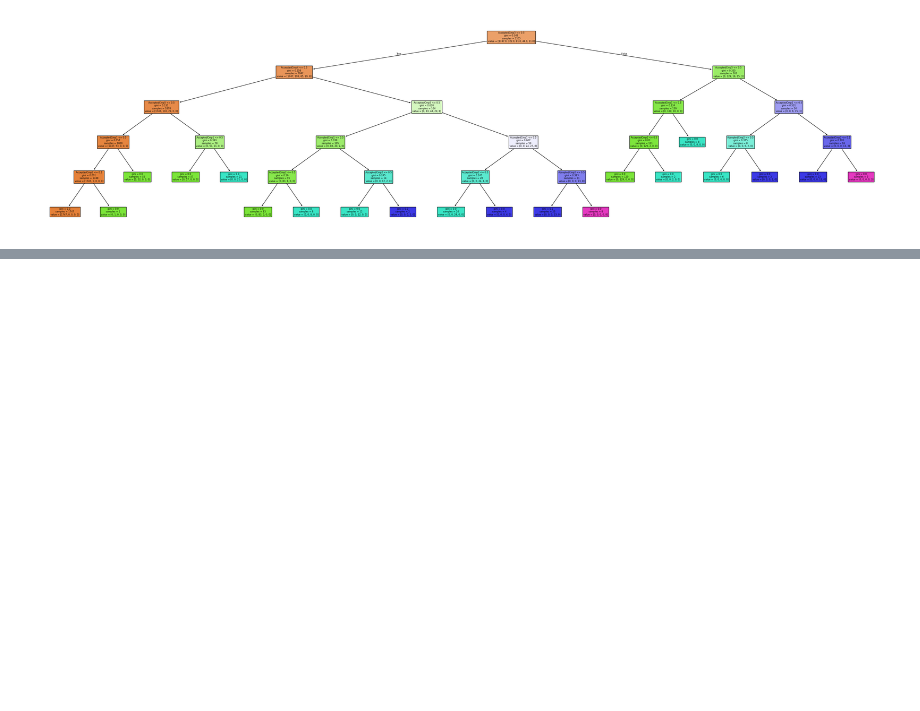
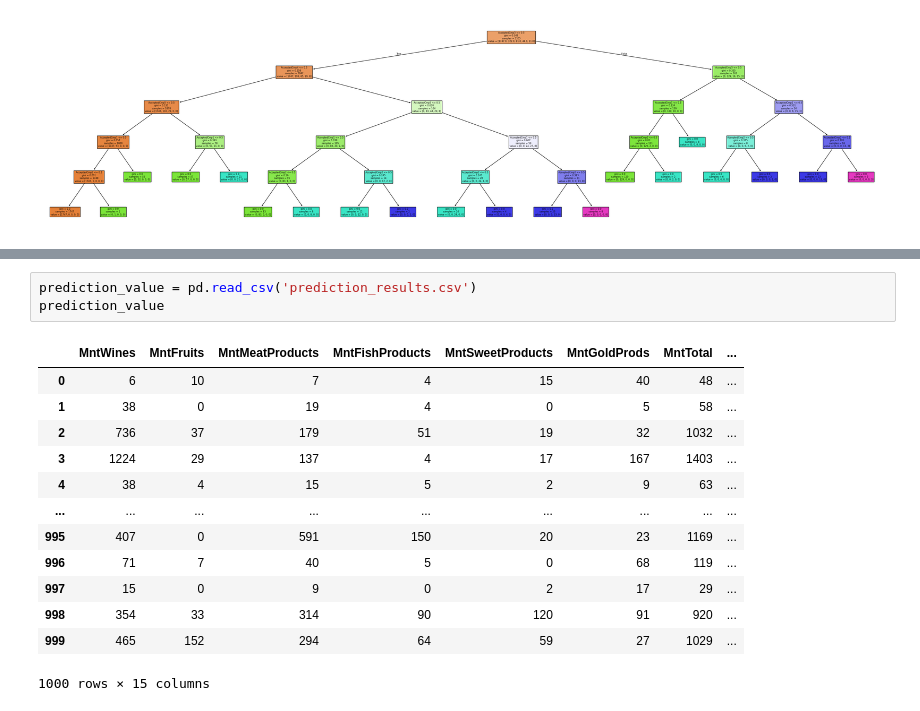
Before and after one commit to kevintao0417/F24_DATA110, a Jupyter notebook: Project/F1/sales_data.ipynb, the cells around one changed output, grey strips where cells are left out. Cells and saved outputs as stored; diff of their text form; blank space fills up the shorter version.

```diff
--- a/Project/F1/sales_data.ipynb
+++ b/Project/F1/sales_data.ipynb
@@ -163,0 +265,17 @@ The correlation analysis reveals that customer spending patterns strongly influe
+# %%
+prediction_value = pd.read_csv('prediction_results.csv')
+prediction_value
+# %% [output]
+|  | MntWines | MntFruits | MntMeatProducts | MntFishProducts | MntSweetProducts | MntGoldProds | MntTotal | ... |
+| 0 | 6 | 10 | 7 | 4 | 15 | 40 | 48 | ... |
+| 1 | 38 | 0 | 19 | 4 | 0 | 5 | 58 | ... |
+| 2 | 736 | 37 | 179 | 51 | 19 | 32 | 1032 | ... |
+| 3 | 1224 | 29 | 137 | 4 | 17 | 167 | 1403 | ... |
+| 4 | 38 | 4 | 15 | 5 | 2 | 9 | 63 | ... |
+| ... | ... | ... | ... | ... | ... | ... | ... | ... |
+| 995 | 407 | 0 | 591 | 150 | 20 | 23 | 1169 | ... |
+| 996 | 71 | 7 | 40 | 5 | 0 | 68 | 119 | ... |
+| 997 | 15 | 0 | 9 | 0 | 2 | 17 | 29 | ... |
+| 998 | 354 | 33 | 314 | 90 | 120 | 91 | 920 | ... |
+| 999 | 465 | 152 | 294 | 64 | 59 | 27 | 1029 | ... |
+1000 rows × 15 columns
```
Also changed, not shown: parts of 11 cells of this notebook, 4 other files.
